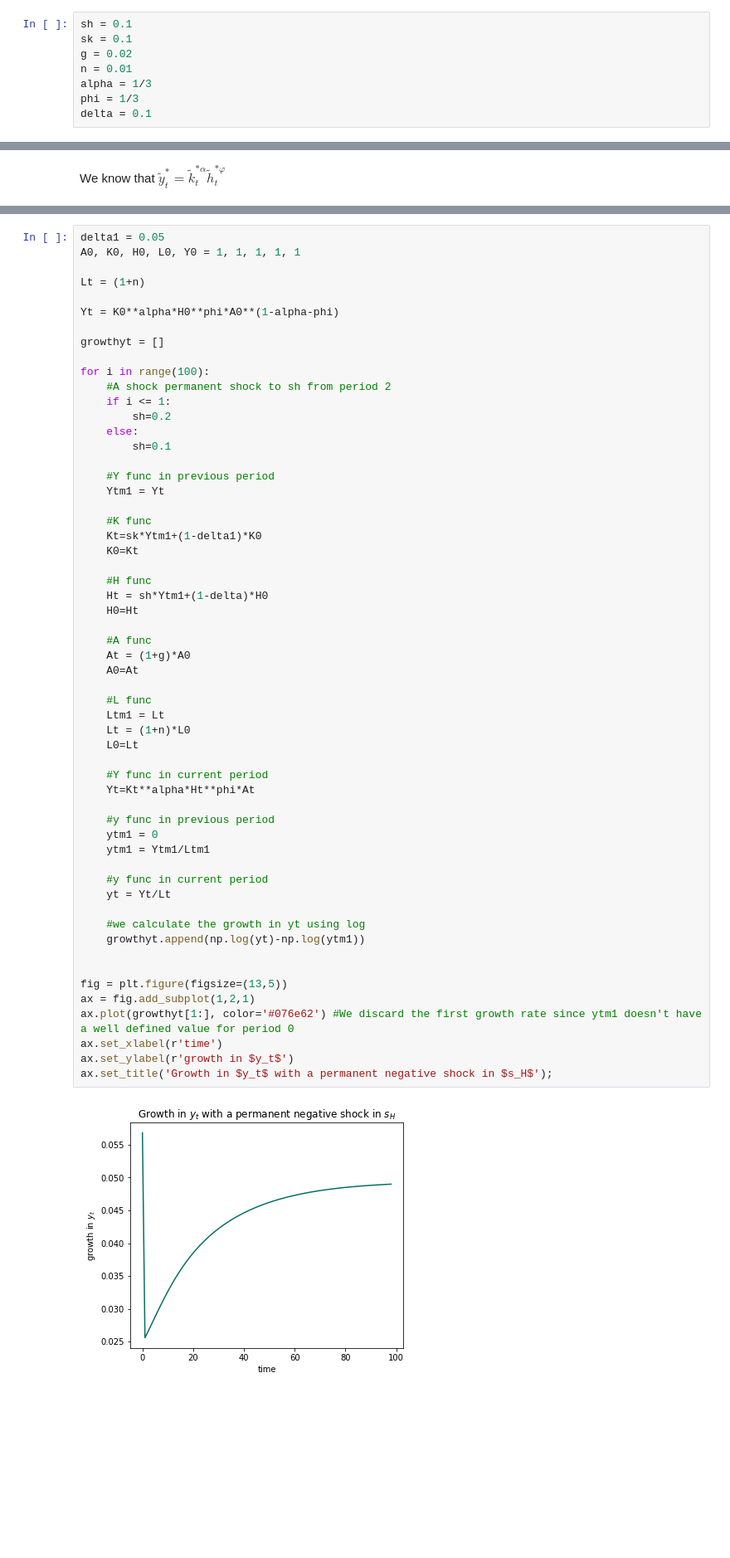
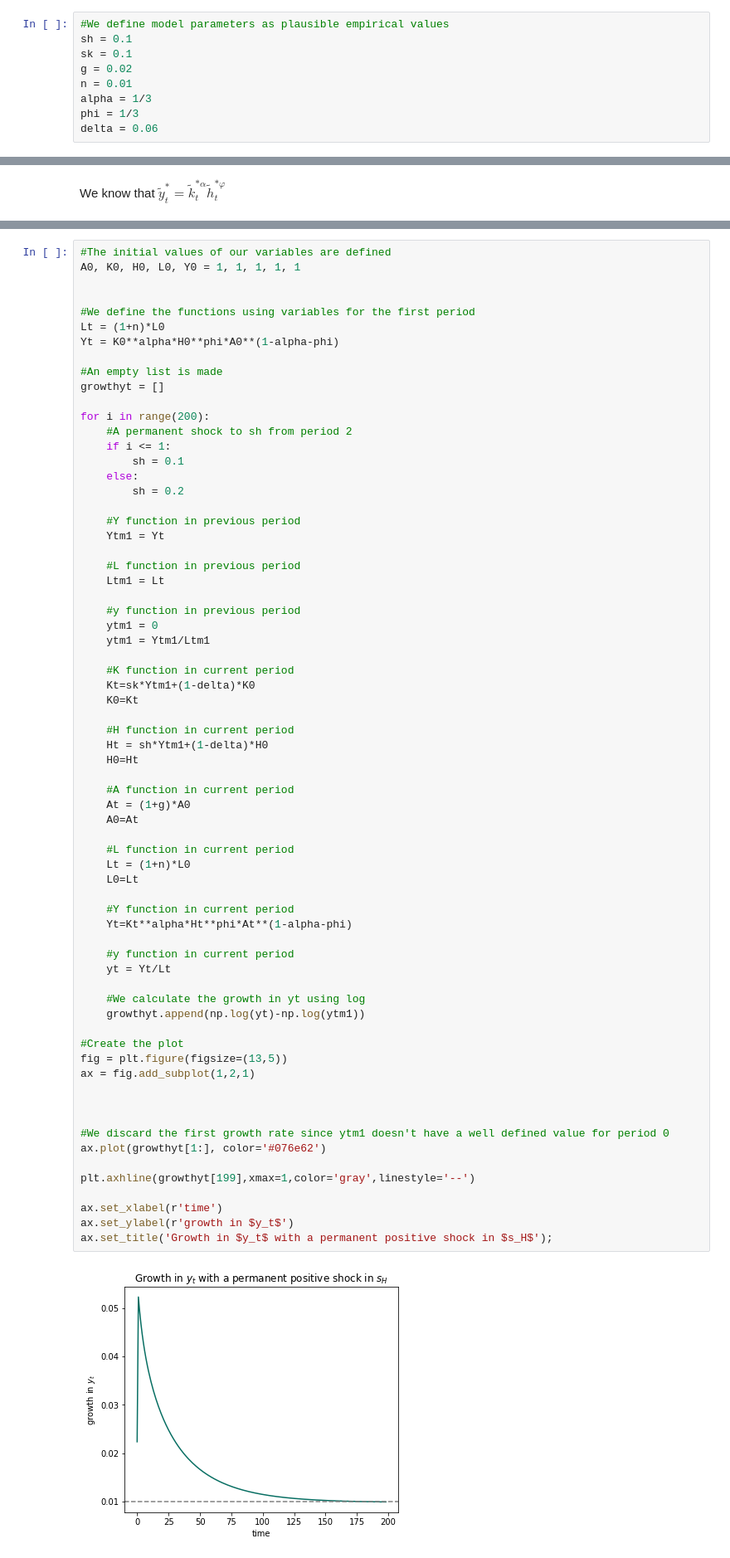
Before and after one commit to NumEconCopenhagen/projects-2020-matrixgymnasterne, a Jupyter notebook: modelproject/modelproject.ipynb, the cells around one changed output, grey strips where cells are left out. Shown at 83% size. Drawn from its saved outputs; the diff is of its cells as text; blank space fills up the shorter version.

```diff
--- a/modelproject/modelproject.ipynb
+++ b/modelproject/modelproject.ipynb
@@ -142,8 +122,9 @@ Define the model **parameters**:
 # %%
+#We define model parameters as plausible empirical values
 sh = 0.1
 sk = 0.1
 g = 0.02
 n = 0.01
 alpha = 1/3
 phi = 1/3
-delta = 0.1
+delta = 0.06
@@ -294,59 +330,70 @@ print(c_x[c_nums.index(max(c_nums))])
 # %%
-delta1 = 0.05
+#The initial values of our variables are defined
 A0, K0, H0, L0, Y0 = 1, 1, 1, 1, 1
 
-Lt = (1+n)
 
+#We define the functions using variables for the first period
+Lt = (1+n)*L0
 Yt = K0**alpha*H0**phi*A0**(1-alpha-phi)
 
+#An empty list is made
 growthyt = []
 
-for i in range(100):
-    #A shock permanent shock to sh from period 2
+for i in range(200):
+    #A permanent shock to sh from period 2
     if i <= 1:
-        sh=0.2
+        sh = 0.1
     else:
-        sh=0.1
+        sh = 0.2
 
-    #Y func in previous period
+    #Y function in previous period
     Ytm1 = Yt
 
-    #K func
-    Kt=sk*Ytm1+(1-delta1)*K0
+    #L function in previous period
+    Ltm1 = Lt
+
+    #y function in previous period
+    ytm1 = 0
+    ytm1 = Ytm1/Ltm1
+
+    #K function in current period
+    Kt=sk*Ytm1+(1-delta)*K0
     K0=Kt
 
-    #H func
+    #H function in current period
     Ht = sh*Ytm1+(1-delta)*H0
     H0=Ht
 
-    #A func
+    #A function in current period
     At = (1+g)*A0
     A0=At
 
-    #L func
-    Ltm1 = Lt
+    #L function in current period
     Lt = (1+n)*L0
     L0=Lt
 
-    #Y func in current period
-    Yt=Kt**alpha*Ht**phi*At
+    #Y function in current period
+    Yt=Kt**alpha*Ht**phi*At**(1-alpha-phi)
 
-    #y func in previous period
-    ytm1 = 0
-    ytm1 = Ytm1/Ltm1
-
-    #y func in current period
+    #y function in current period
     yt = Yt/Lt
 
-    #we calculate the growth in yt using log
+    #We calculate the growth in yt using log
     growthyt.append(np.log(yt)-np.log(ytm1))
 
-
+#Create the plot
 fig = plt.figure(figsize=(13,5))
 ax = fig.add_subplot(1,2,1)
-ax.plot(growthyt[1:], color='#076e62') #We discard the first growth rate since ytm1 doesn't have a well defined value for period 0
+
+
+
+#We discard the first growth rate since ytm1 doesn't have a well defined value for period 0
+ax.plot(growthyt[1:], color='#076e62')
+
+plt.axhline(growthyt[199],xmax=1,color='gray',linestyle='--')
+
 ax.set_xlabel(r'time')
 ax.set_ylabel(r'growth in $y_t$')
-ax.set_title('Growth in $y_t$ with a permanent negative shock in $s_H$');
+ax.set_title('Growth in $y_t$ with a permanent positive shock in $s_H$');
 # %% [output]
-[figure, old version]
+[figure, new version]
```
Also changed, not shown: parts of 35 cells of this notebook.
